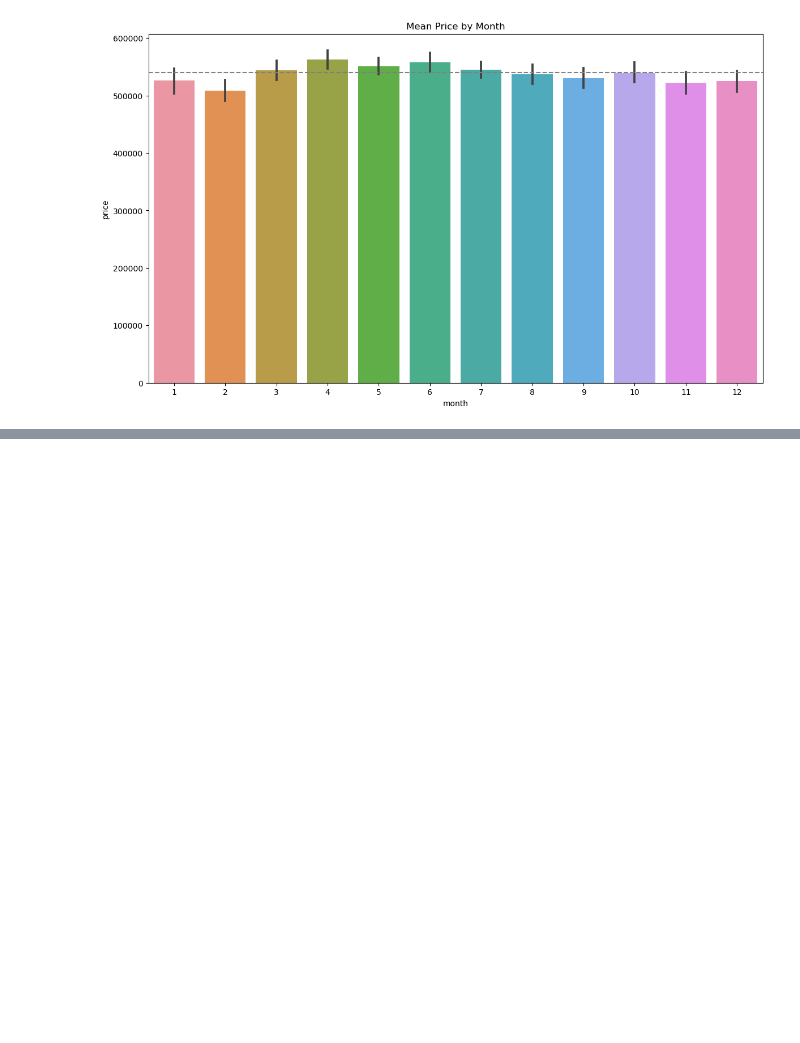
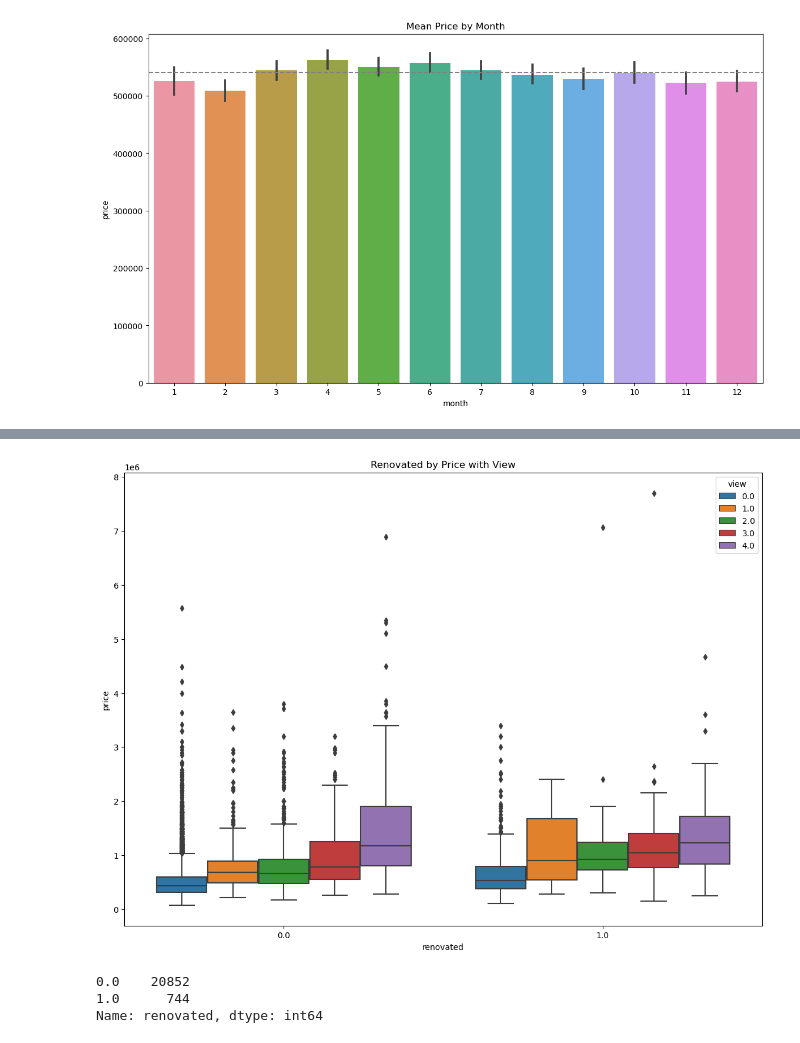
Before and after one commit to jpalgon/KingCountyHousing, a Jupyter notebook: EDA.ipynb, the cells around one changed output, grey strips where cells are left out. Cells and saved outputs as stored; diff of their text form; code cells hidden in the pictures; blank space fills up the shorter version.

```diff
--- a/EDA.ipynb
+++ b/EDA.ipynb
@@ -74,0 +103,12 @@ sns.scatterplot(x=house.yr_since_renovate, y=house.price,hue=house["grade_value"
+# %%
+plt.figure(figsize=(14,10))
+sns.boxplot(x=house.renovated,y=house.price,hue=house.view)
+plt.title('Renovated by Price with View');
+# %% [output]
+[figure, added]
+# %%
+house.renovated.value_counts()
+# %% [output]
+0.0    20852
+1.0      744
+Name: renovated, dtype: int64
```
Also changed, not shown: parts of 11 cells of this notebook, 3 other files.
